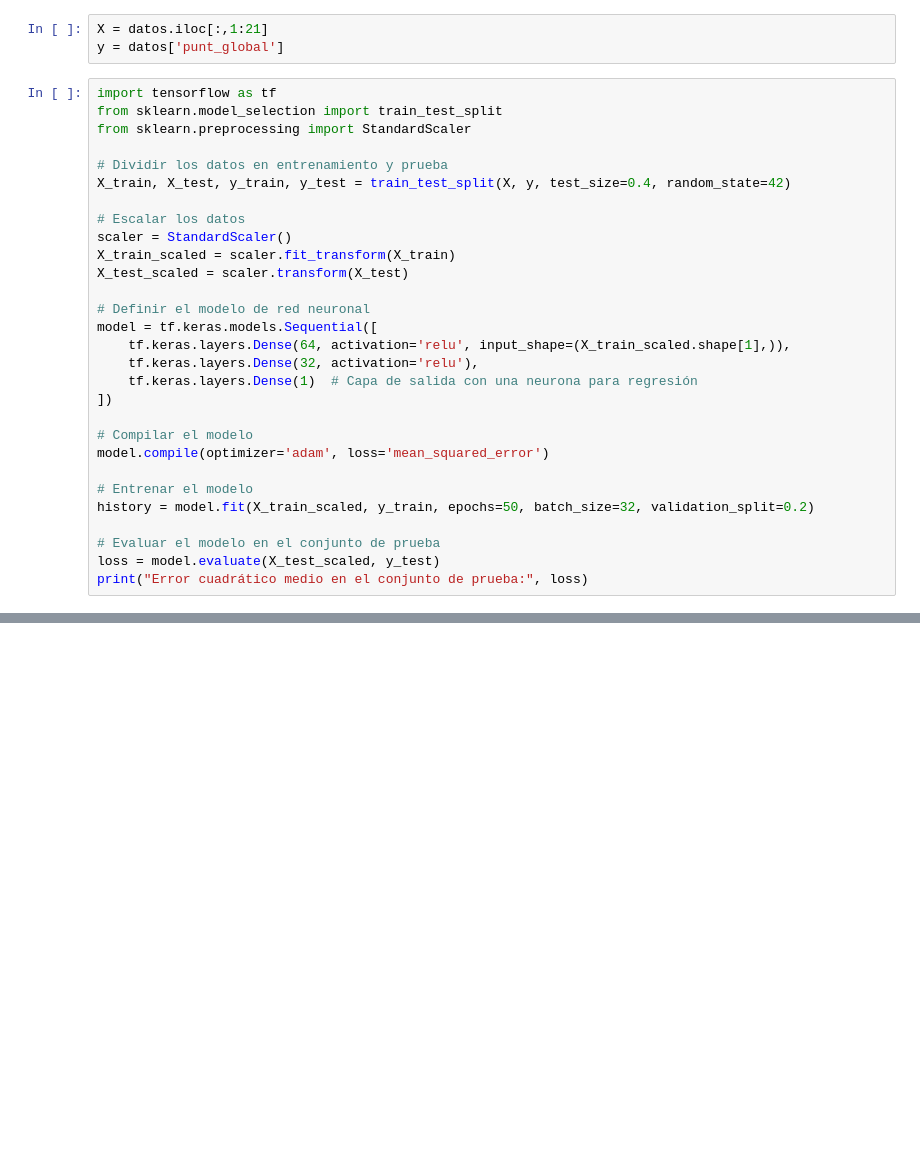
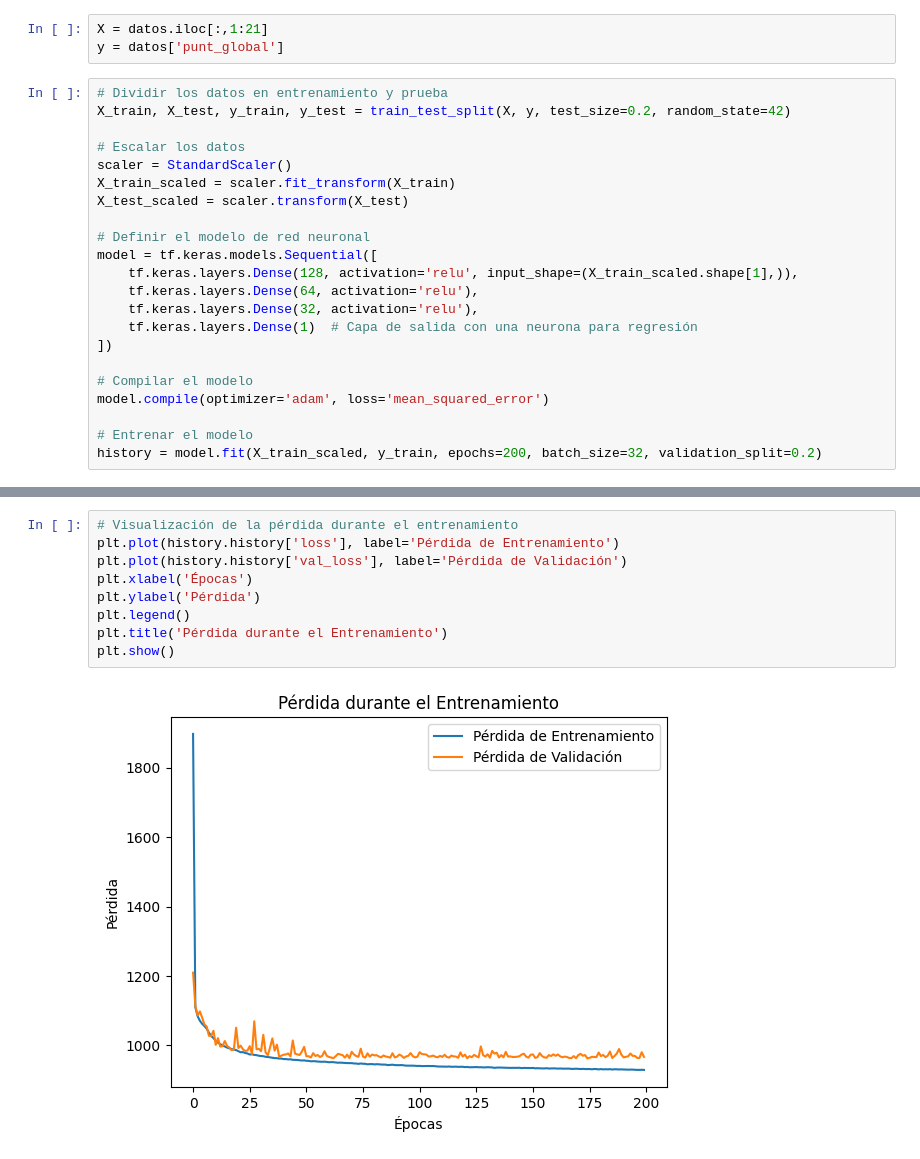
Before and after one commit to NicoAO/Proyecto-3-Anal-tica, a Jupyter notebook: S4_CienciaDeDatos.ipynb, the cells around one changed output, grey strips where cells are left out. Cells and saved outputs as stored; diff of their text form; blank space fills up the shorter version.

Commit message:
Update S4_CienciaDeDatos.ipynb
Se modifican los modelos para enconrar el que mejor se ajusta al problema

```diff
--- a/S4_CienciaDeDatos.ipynb
+++ b/S4_CienciaDeDatos.ipynb
@@ -125,12 +129,8 @@ Generamos nuestros vectores X & Y
 X = datos.iloc[:,1:21]
 y = datos['punt_global']
 # %%
-import tensorflow as tf
-from sklearn.model_selection import train_test_split
-from sklearn.preprocessing import StandardScaler
-
 # Dividir los datos en entrenamiento y prueba
-X_train, X_test, y_train, y_test = train_test_split(X, y, test_size=0.4, random_state=42)
+X_train, X_test, y_train, y_test = train_test_split(X, y, test_size=0.2, random_state=42)
 
 # Escalar los datos
 scaler = StandardScaler()
@@ -139,7 +139,8 @@ X_test_scaled = scaler.transform(X_test)
 
 # Definir el modelo de red neuronal
 model = tf.keras.models.Sequential([
-    tf.keras.layers.Dense(64, activation='relu', input_shape=(X_train_scaled.shape[1],)),
+    tf.keras.layers.Dense(128, activation='relu', input_shape=(X_train_scaled.shape[1],)),
+    tf.keras.layers.Dense(64, activation='relu'),
     tf.keras.layers.Dense(32, activation='relu'),
     tf.keras.layers.Dense(1)  # Capa de salida con una neurona para regresión
 ])
@@ -148,9 +149,5 @@ model = tf.keras.models.Sequential([
 model.compile(optimizer='adam', loss='mean_squared_error')
 
 # Entrenar el modelo
-history = model.fit(X_train_scaled, y_train, epochs=50, batch_size=32, validation_split=0.2)
-
-# Evaluar el modelo en el conjunto de prueba
-loss = model.evaluate(X_test_scaled, y_test)
-print("Error cuadrático medio en el conjunto de prueba:", loss)
+history = model.fit(X_train_scaled, y_train, epochs=200, batch_size=32, validation_split=0.2)
 # %% [output]
@@ -195,0 +193,11 @@ Coeficiente de determinación (R^2): 0.5960141547985925
+# %%
+# Visualización de la pérdida durante el entrenamiento
+plt.plot(history.history['loss'], label='Pérdida de Entrenamiento')
+plt.plot(history.history['val_loss'], label='Pérdida de Validación')
+plt.xlabel('Épocas')
+plt.ylabel('Pérdida')
+plt.legend()
+plt.title('Pérdida durante el Entrenamiento')
+plt.show()
+# %% [output]
+[figure, added]
```
Also changed, not shown: parts of 7 cells of this notebook.
